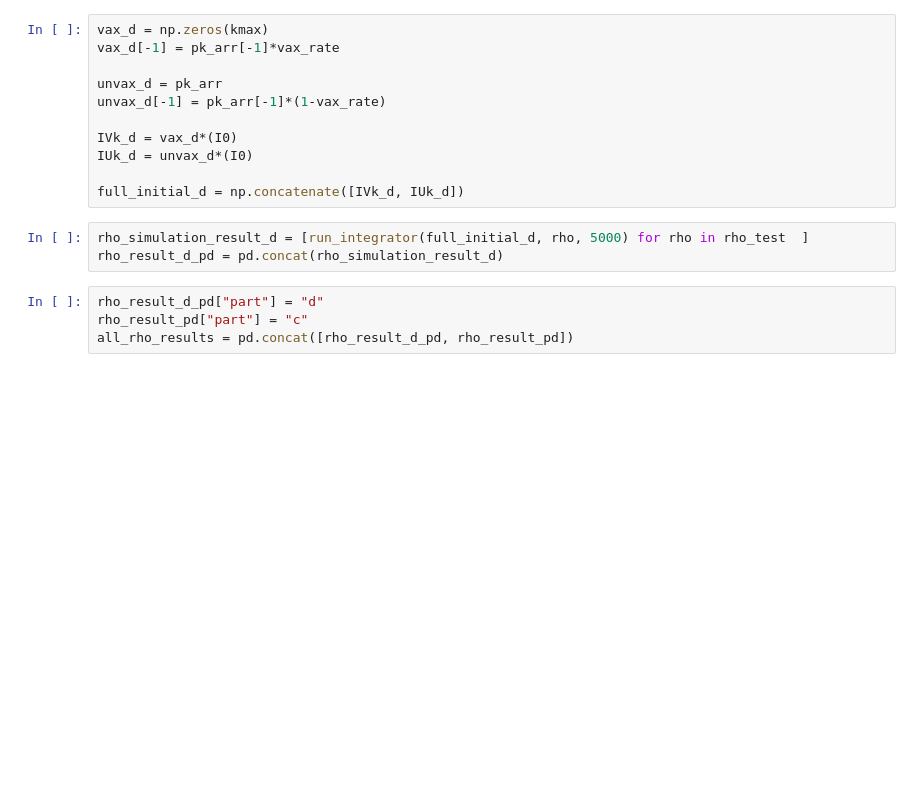
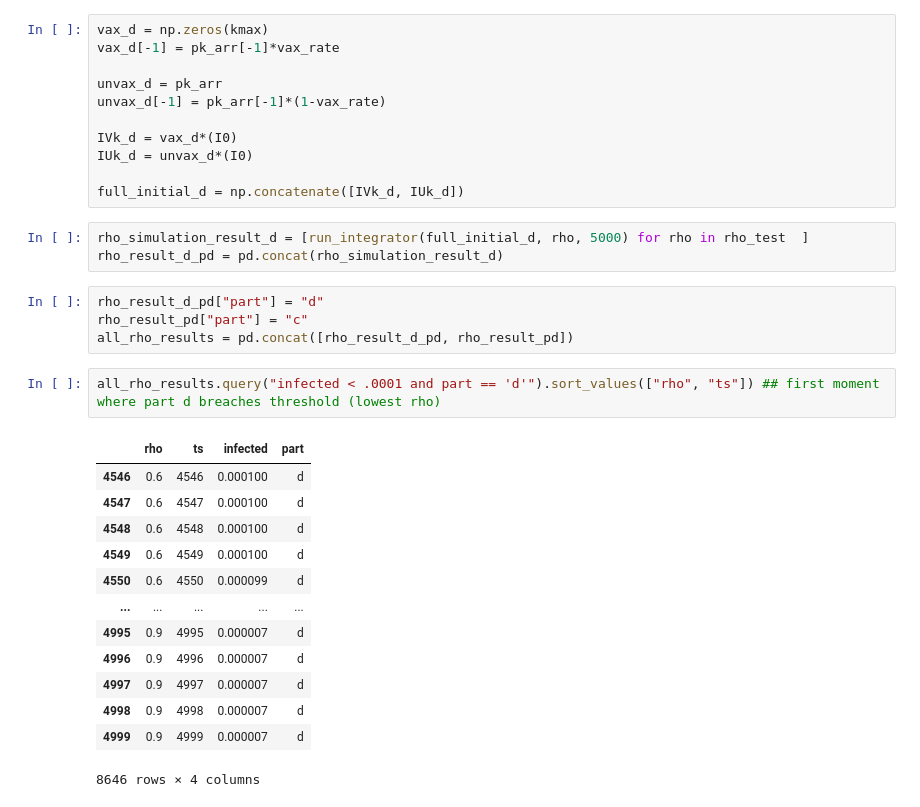
Before and after one commit to exterm/uvm-mocs, a Jupyter notebook: assignment-03/integration_q2.ipynb, the cells around one changed output. Saved outputs shown, nothing was run; the diff lists cells and outputs as text; blank space fills up the shorter version.

```diff
--- a/assignment-03/integration_q2.ipynb
+++ b/assignment-03/integration_q2.ipynb
@@ -91,6 +106,22 @@ rho_result_d_pd = pd.concat(rho_simulation_result_d)
 rho_result_d_pd["part"] = "d"
 rho_result_pd["part"] = "c"
 all_rho_results = pd.concat([rho_result_d_pd, rho_result_pd])
+# %%
+all_rho_results.query("infected < .0001 and part == 'd'").sort_values(["rho", "ts"]) ## first moment where part d breaches threshold (lowest rho)
+# %% [output]
+|  | rho | ts | infected | part |
+| 4546 | 0.6 | 4546 | 0.000100 | d |
+| 4547 | 0.6 | 4547 | 0.000100 | d |
+| 4548 | 0.6 | 4548 | 0.000100 | d |
+| 4549 | 0.6 | 4549 | 0.000100 | d |
+| 4550 | 0.6 | 4550 | 0.000099 | d |
+| ... | ... | ... | ... | ... |
+| 4995 | 0.9 | 4995 | 0.000007 | d |
+| 4996 | 0.9 | 4996 | 0.000007 | d |
+| 4997 | 0.9 | 4997 | 0.000007 | d |
+| 4998 | 0.9 | 4998 | 0.000007 | d |
+| 4999 | 0.9 | 4999 | 0.000007 | d |
+8646 rows × 4 columns
 # %%
 g = sns.FacetGrid(all_rho_results, col = "rho", col_wrap = 3, sharey = False)
 g.map_dataframe(sns.lineplot, x = "ts", y = "infected", hue = "part")
```
Also changed, not shown: parts of 7 cells of this notebook.
